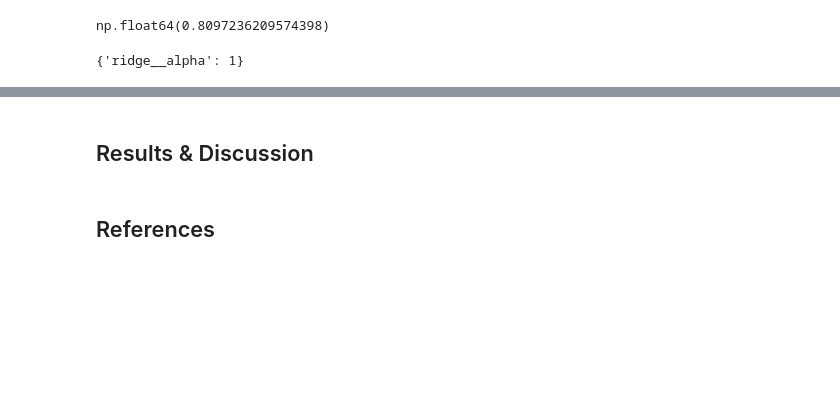
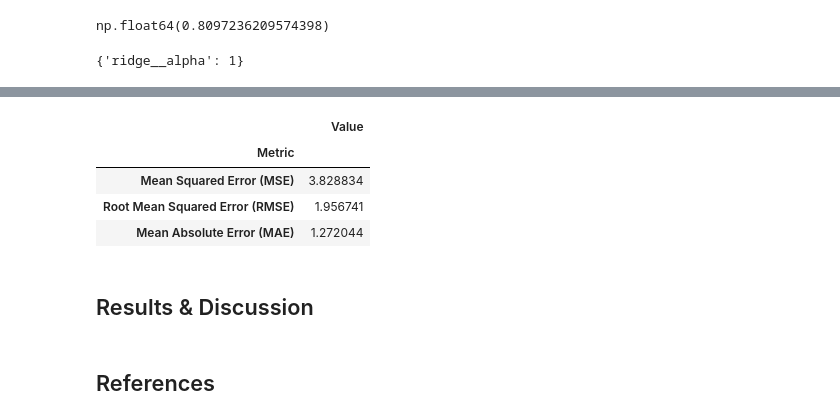
Before and after one commit to UBC-MDS/dsci-522-group-23, a Jupyter notebook: notebooks/student_performance_predictor_report.ipynb, the cells around one changed output, grey strips where cells are left out. Drawn from its saved outputs; the diff is of its cells as text; code cells hidden in the pictures; blank space fills up the shorter version.

```diff
--- a/notebooks/student_performance_predictor_report.ipynb
+++ b/notebooks/student_performance_predictor_report.ipynb
@@ -331,3 +343,26 @@ y_pred.head()
+# %%
+# Evaluate performance on the test set
+mse = mean_squared_error(y_test, y_pred)    # Mean squared error
+
+rmse = np.sqrt(mse) # Root Mean Squared error
+
+mae = mean_absolute_error(y_test, y_pred)  # Mean Absolute Error
+
+
+# Create a data frame to display performance metrics
+metrics = pd.DataFrame({
+    "Metric": ["Mean Squared Error (MSE)",
+               "Root Mean Squared Error (RMSE)",
+               "Mean Absolute Error (MAE)"],
+    "Value": [mse, rmse, mae]
+})
+metrics.set_index('Metric')
+# %% [output]
+|  | Value |
+| Metric |  |
+| Mean Squared Error (MSE) | 3.828834 |
+| Root Mean Squared Error (RMSE) | 1.956741 |
+| Mean Absolute Error (MAE) | 1.272044 |
 # %% [markdown]
 ## Results & Discussion
 # %% [markdown]
```
Also changed, not shown: parts of 4 cells of this notebook.
